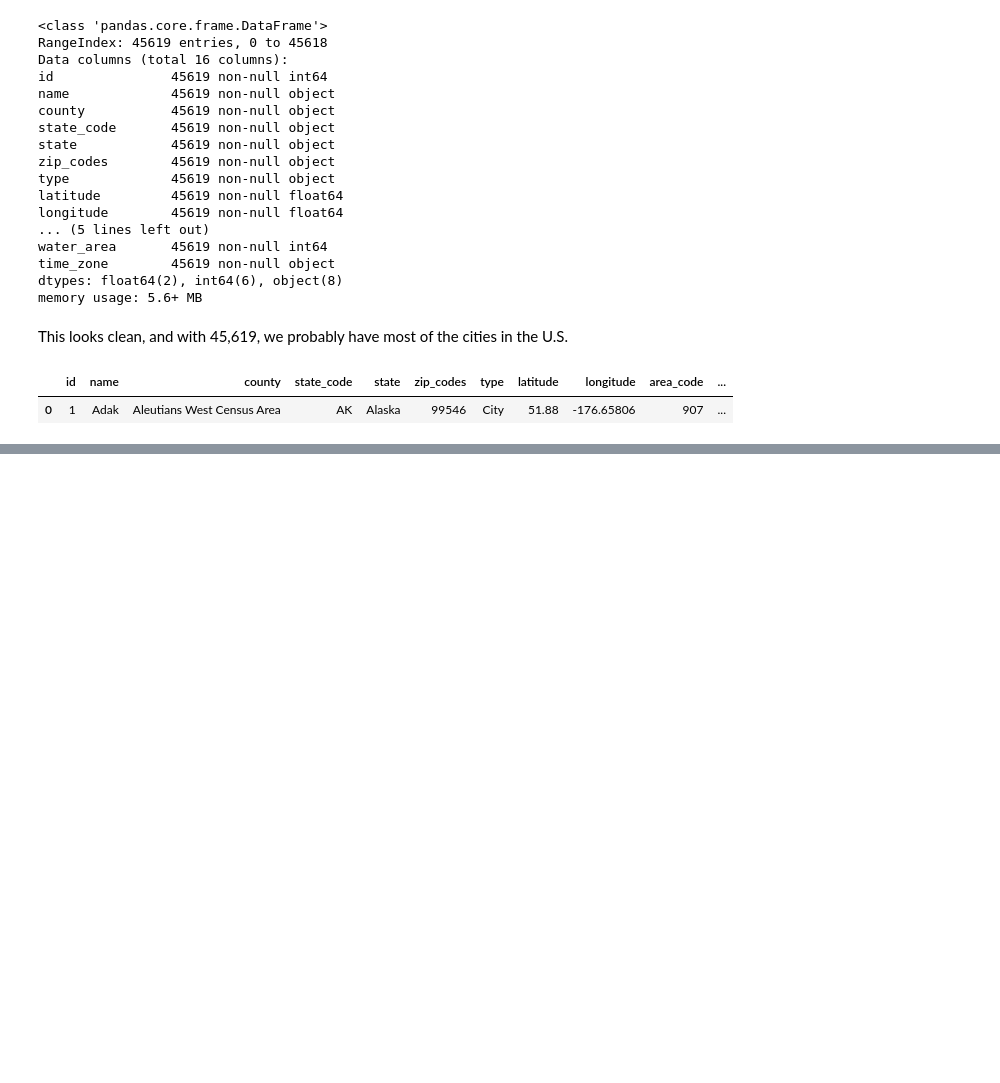
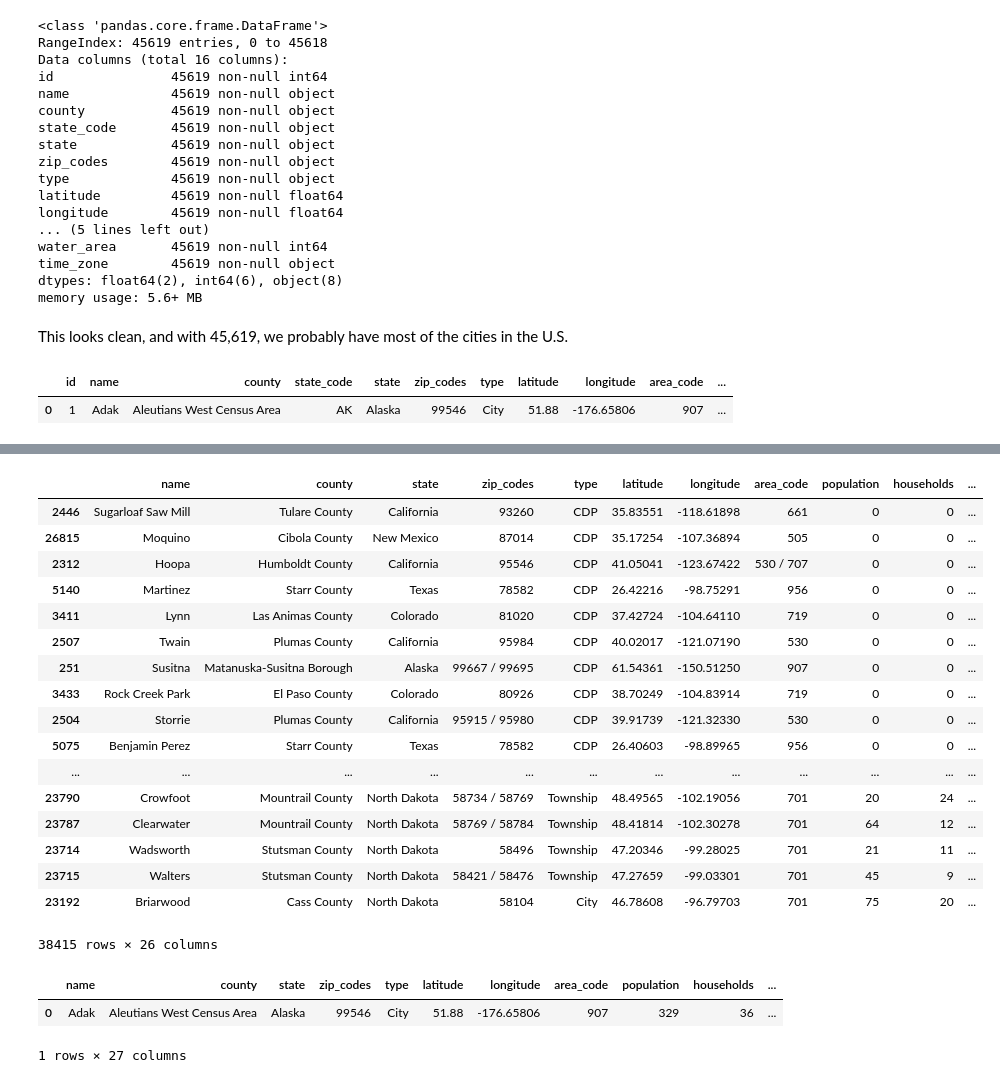
Before and after one commit to AlexMahadevan/first-python-notebook, a Jupyter notebook: Raise Family.ipynb, the cells around one changed output, grey strips where cells are left out. Cells and saved outputs as stored; diff of their text form; code cells hidden in the pictures; blank space fills up the shorter version.

```diff
--- a/Raise Family.ipynb
+++ b/Raise Family.ipynb
@@ -258,0 +304,2 @@ cities.head(1)
+# %%
+df = pd.read_csv("/Users/alexmahadevan/Desktop/Projects/Raise a Family/locations.csv")
@@ -258,0 +332,21 @@ cities.head(1)
+# %%
+df.sort_values('median_income' , ascending=True)
+# %% [output]
+|  | name | county | state | zip_codes | type | latitude | longitude | area_code | population | households | ... |
+| 2446 | Sugarloaf Saw Mill | Tulare County | California | 93260 | CDP | 35.83551 | -118.61898 | 661 | 0 | 0 | ... |
+| 26815 | Moquino | Cibola County | New Mexico | 87014 | CDP | 35.17254 | -107.36894 | 505 | 0 | 0 | ... |
+| 2312 | Hoopa | Humboldt County | California | 95546 | CDP | 41.05041 | -123.67422 | 530 / 707 | 0 | 0 | ... |
+| 5140 | Martinez | Starr County | Texas | 78582 | CDP | 26.42216 | -98.75291 | 956 | 0 | 0 | ... |
+| 3411 | Lynn | Las Animas County | Colorado | 81020 | CDP | 37.42724 | -104.64110 | 719 | 0 | 0 | ... |
+| 2507 | Twain | Plumas County | California | 95984 | CDP | 40.02017 | -121.07190 | 530 | 0 | 0 | ... |
+| 251 | Susitna | Matanuska-Susitna Borough | Alaska | 99667 / 99695 | CDP | 61.54361 | -150.51250 | 907 | 0 | 0 | ... |
+| 3433 | Rock Creek Park | El Paso County | Colorado | 80926 | CDP | 38.70249 | -104.83914 | 719 | 0 | 0 | ... |
+| 2504 | Storrie | Plumas County | California | 95915 / 95980 | CDP | 39.91739 | -121.32330 | 530 | 0 | 0 | ... |
+| 5075 | Benjamin Perez | Starr County | Texas | 78582 | CDP | 26.40603 | -98.89965 | 956 | 0 | 0 | ... |
+| ... | ... | ... | ... | ... | ... | ... | ... | ... | ... | ... | ... |
+| 23790 | Crowfoot | Mountrail County | North Dakota | 58734 / 58769 | Township | 48.49565 | -102.19056 | 701 | 20 | 24 | ... |
+| 23787 | Clearwater | Mountrail County | North Dakota | 58769 / 58784 | Township | 48.41814 | -102.30278 | 701 | 64 | 12 | ... |
+| 23714 | Wadsworth | Stutsman County | North Dakota | 58496 | Township | 47.20346 | -99.28025 | 701 | 21 | 11 | ... |
+| 23715 | Walters | Stutsman County | North Dakota | 58421 / 58476 | Township | 47.27659 | -99.03301 | 701 | 45 | 9 | ... |
+| 23192 | Briarwood | Cass County | North Dakota | 58104 | City | 46.78608 | -96.79703 | 701 | 75 | 20 | ... |
+38415 rows × 26 columns
@@ -258,0 +355,6 @@ cities.head(1)
+# %%
+df.head(1)
+# %% [output]
+|  | name | county | state | zip_codes | type | latitude | longitude | area_code | population | households | ... |
+| 0 | Adak | Aleutians West Census Area | Alaska | 99546 | City | 51.88 | -176.65806 | 907 | 329 | 36 | ... |
+1 rows × 27 columns
```
Also changed, not shown: parts of 15 cells of this notebook.
